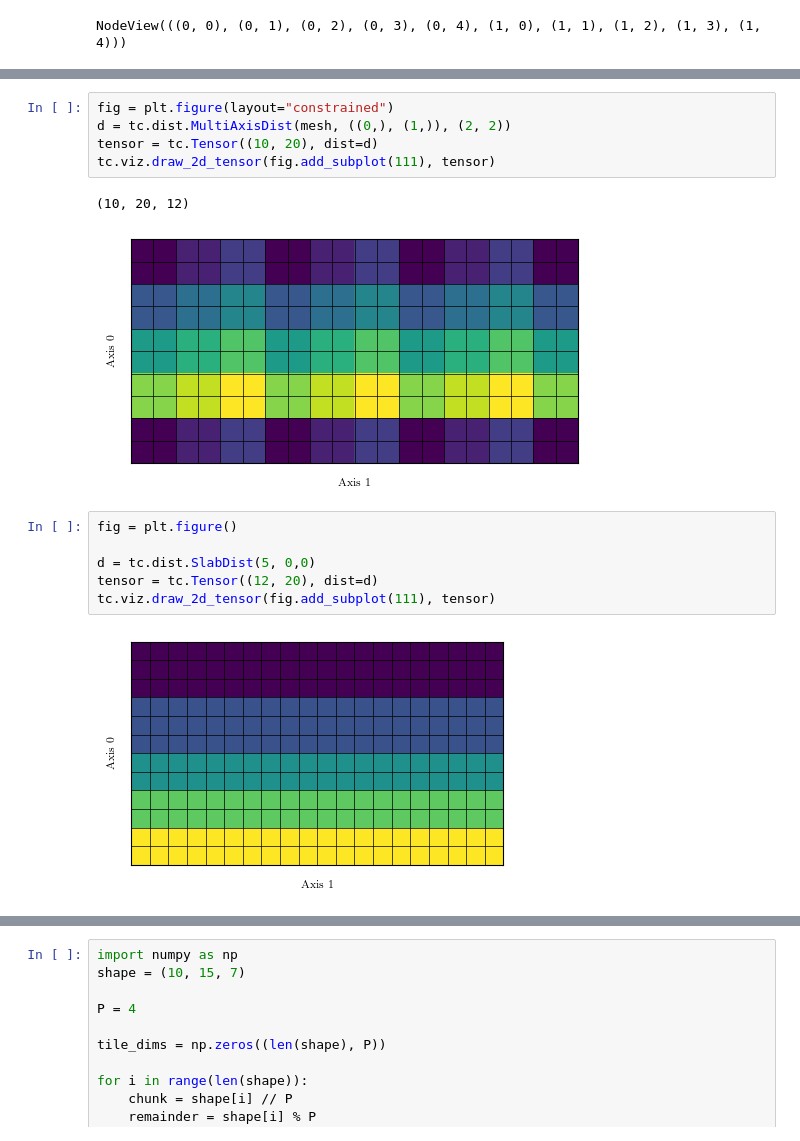
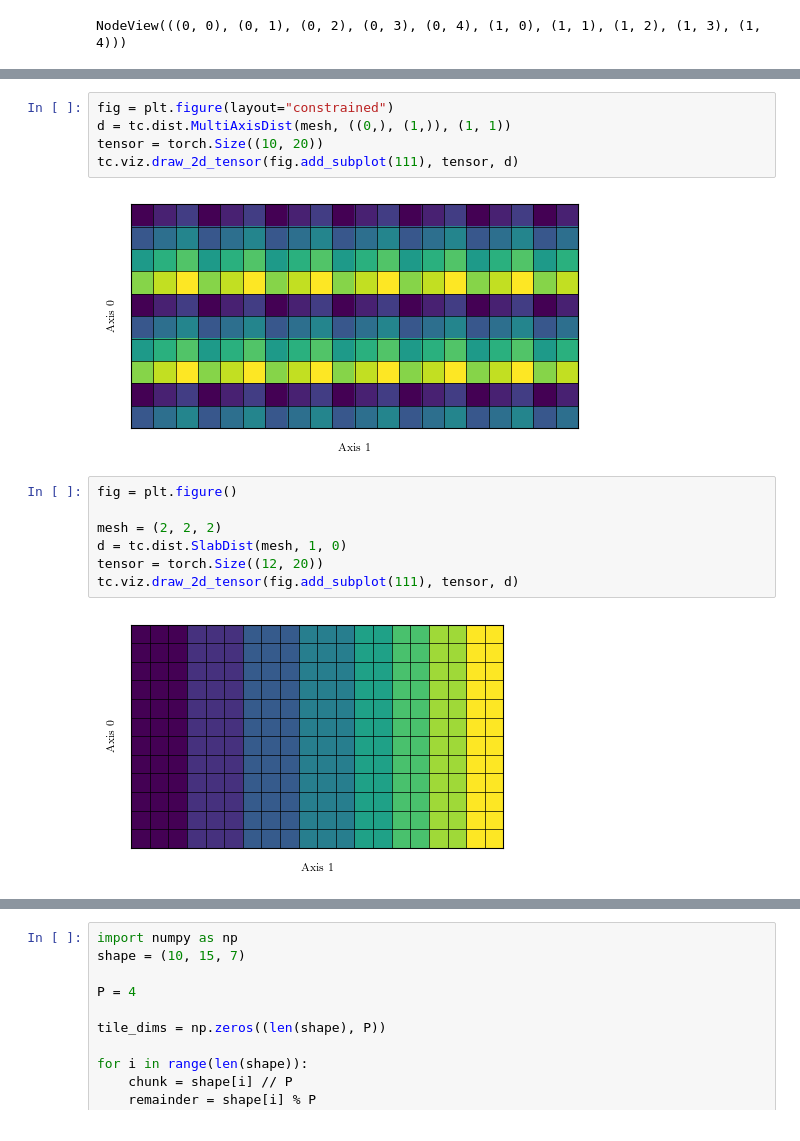
Before and after one commit to Helmholtz-AI-Energy/tensorcraft, a Jupyter notebook: notebooks/viz_basics.ipynb, the cells around one changed output, grey strips where cells are left out. Saved outputs shown, nothing was run; the diff lists cells and outputs as text.

Commit message:
wip: np -> torch 4

```diff
--- a/notebooks/viz_basics.ipynb
+++ b/notebooks/viz_basics.ipynb
@@ -78,18 +74,18 @@ for p in range(d.numProcessors):
 # %%
 fig = plt.figure(layout="constrained")
-d = tc.dist.MultiAxisDist(mesh, ((0,), (1,)), (2, 2))
-tensor = tc.Tensor((10, 20), dist=d)
-tc.viz.draw_2d_tensor(fig.add_subplot(111), tensor)
+d = tc.dist.MultiAxisDist(mesh, ((0,), (1,)), (1, 1))
+tensor = torch.Size((10, 20))
+tc.viz.draw_2d_tensor(fig.add_subplot(111), tensor, d)
 # %% [output]
-(10, 20, 12)
-[figure, old version]
+[figure, new version]
 # %%
 fig = plt.figure()
 
-d = tc.dist.SlabDist(5, 0,0)
-tensor = tc.Tensor((12, 20), dist=d)
-tc.viz.draw_2d_tensor(fig.add_subplot(111), tensor)
+mesh = (2, 2, 2)
+d = tc.dist.SlabDist(mesh, 1, 0)
+tensor = torch.Size((12, 20))
+tc.viz.draw_2d_tensor(fig.add_subplot(111), tensor, d)
 # %% [output]
-[figure, old version]
+[figure, new version]
 # %%
 fig = plt.figure()
```
Also changed, not shown: parts of 7 cells of this notebook, 8 other files.
